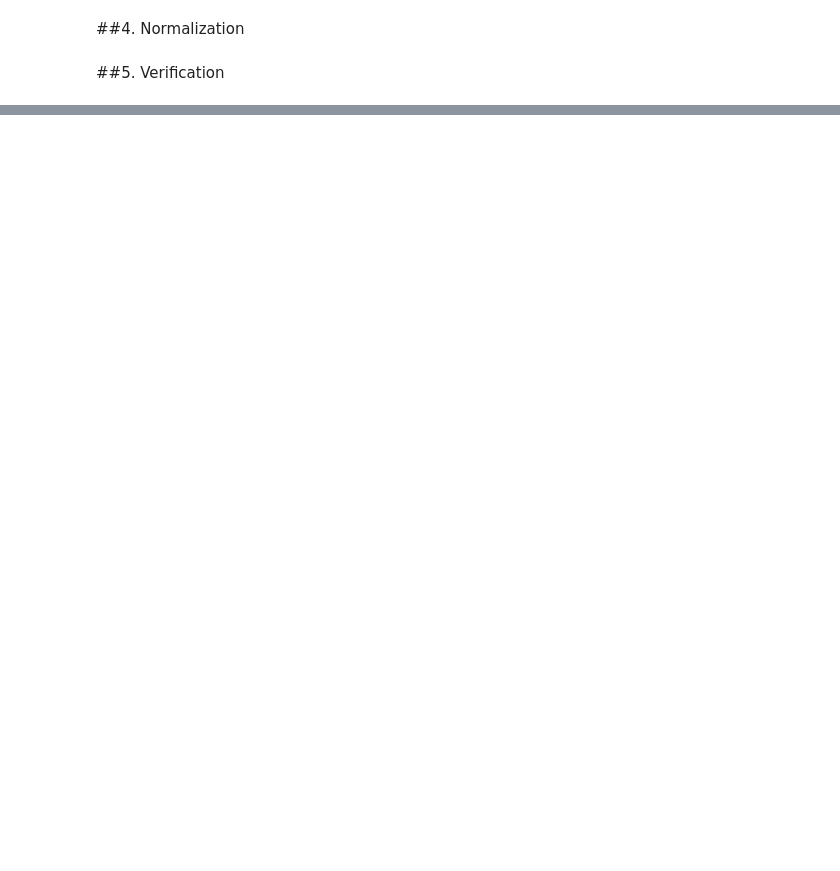
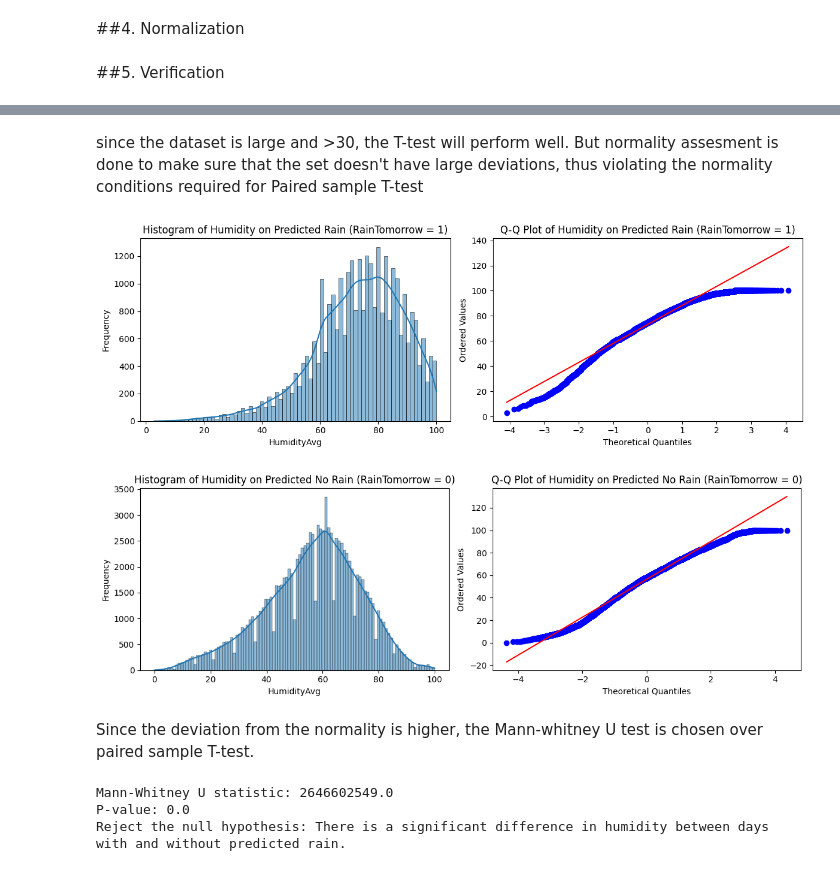
Before and after one commit to SSenitha/Data_Analytics, a Jupyter notebook: InferentialAnalysis_sandaru.ipynb, the cells around one changed output, grey strips where cells are left out. Drawn from its saved outputs; the diff is of its cells as text; code cells hidden in the pictures; blank space fills up the shorter version.

Commit message:
Inferentials for humidity are added

```diff
--- a/InferentialAnalysis_sandaru.ipynb
+++ b/InferentialAnalysis_sandaru.ipynb
@@ -135,0 +150,10 @@ df_cleaned.head()
+# %%
+#Get the data required
+df_cleaned['HumidityAvg'] = (df_cleaned['Humidity9am'] + df_cleaned['Humidity3pm'])/2
+Humidity = df_cleaned[['HumidityAvg', 'RainTomorrow']]
+Humidity.head()
+
+HumidityOnPredictedRain = Humidity[Humidity['RainTomorrow'] == 1]['HumidityAvg']
+HumidityOnPredictedNoRain = Humidity[Humidity['RainTomorrow'] == 0]['HumidityAvg']
+
+HumidityOnPredictedRain.head()
@@ -135,0 +168,50 @@ df_cleaned.head()
+# %% [markdown]
+since the dataset is large and >30, the T-test will perform well. But normality assesment is done to make sure that the set doesn't have large deviations, thus violating the normality conditions required for Paired sample T-test
+# %%
+from scipy import stats
+import math
+
+cols = [HumidityOnPredictedRain, HumidityOnPredictedNoRain]
+titles = ['Humidity on Predicted Rain (RainTomorrow = 1)', 'Humidity on Predicted No Rain (RainTomorrow = 0)']
+
+for i, col in enumerate(cols):
+    fig, axes = plt.subplots(1, 2, figsize=(12, 4))
+
+    # Histogram
+    sns.histplot(col, ax=axes[0], kde=True)
+    axes[0].set_title(f'Histogram of {titles[i]}')
+    axes[0].set_xlabel('HumidityAvg')
+    axes[0].set_ylabel('Frequency')
+
+    # Q-Q plot
+    stats.probplot(col.dropna(), dist='norm', plot=axes[1])
+    axes[1].set_title(f'Q-Q Plot of {titles[i]}')
+    axes[1].set_xlabel('Theoretical Quantiles')
+    axes[1].set_ylabel('Ordered Values')
+
+    plt.tight_layout()
+    plt.show()
+# %% [output]
+[figure, added]
+[figure, added]
+# %% [markdown]
+Since the deviation from the normality is higher, the Mann-whitney U test is chosen over paired sample T-test.
+# %%
+from scipy.stats import mannwhitneyu
+
+# Perform Mann-Whitney U test
+statistic, p_value = mannwhitneyu(HumidityOnPredictedRain, HumidityOnPredictedNoRain, alternative='greater')
+
+# Print the results
+print(f"Mann-Whitney U statistic: {statistic}")
+print(f"P-value: {p_value}")
+
+alpha = 0.05
+if p_value < alpha:
+    print("Reject the null hypothesis: There is a significant difference in humidity between days with and without predicted rain.")
+else:
+    print("Fail to reject the null hypothesis: There is no significant difference in humidity between days with and without predicted rain.")
+# %% [output]
+Mann-Whitney U statistic: 2646602549.0
+P-value: 0.0
+Reject the null hypothesis: There is a significant difference in humidity between days with and without predicted rain.
```
Also changed, not shown: parts of 7 cells of this notebook.
